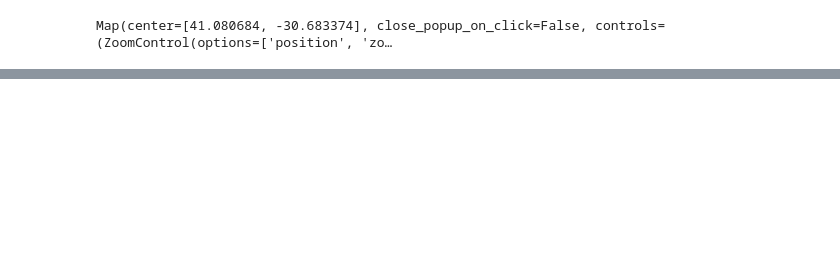
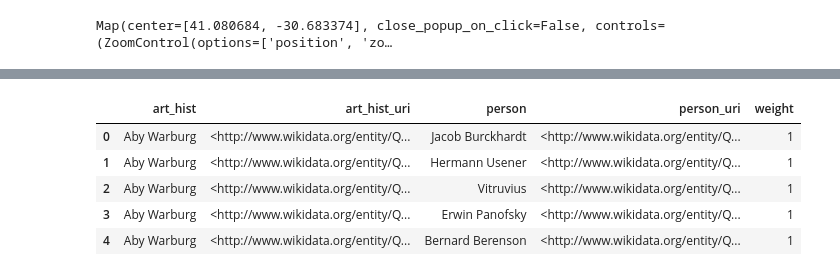
Before and after one commit to LuciaGiagnolini12/ARTchives_projects, a Jupyter notebook: ARTchivesDV1.ipynb, the cells around one changed output, grey strips where cells are left out. Drawn from its saved outputs; the diff is of its cells as text; code cells hidden in the pictures; blank space fills up the shorter version.

```diff
--- a/ARTchivesDV1.ipynb
+++ b/ARTchivesDV1.ipynb
@@ -466,0 +508,12 @@ Map(center=[41.080684, -30.683374], close_popup_on_click=False, controls=(ZoomCo
+# %%
+# parse the csv into a dataframe
+df = pd.read_csv("people.csv")
+# print the first 5 rows
+df.head()
+# %% [output]
+|  | art_hist | art_hist_uri | person | person_uri | weight |
+| 0 | Aby Warburg | <http://www.wikidata.org/entity/Q... | Jacob Burckhardt | <http://www.wikidata.org/entity/Q... | 1 |
+| 1 | Aby Warburg | <http://www.wikidata.org/entity/Q... | Hermann Usener | <http://www.wikidata.org/entity/Q... | 1 |
+| 2 | Aby Warburg | <http://www.wikidata.org/entity/Q... | Vitruvius | <http://www.wikidata.org/entity/Q... | 1 |
+| 3 | Aby Warburg | <http://www.wikidata.org/entity/Q... | Erwin Panofsky | <http://www.wikidata.org/entity/Q... | 1 |
+| 4 | Aby Warburg | <http://www.wikidata.org/entity/Q... | Bernard Berenson | <http://www.wikidata.org/entity/Q... | 1 |
```
Also changed, not shown: parts of 18 cells of this notebook.
